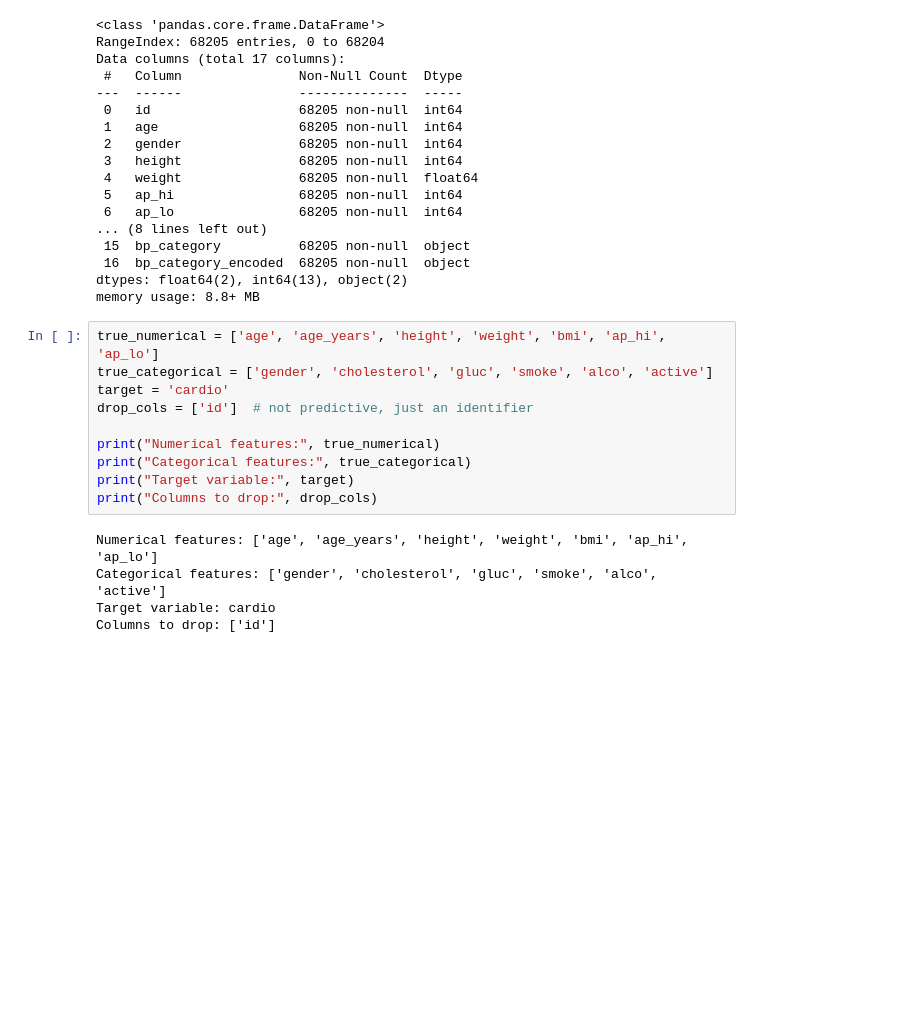
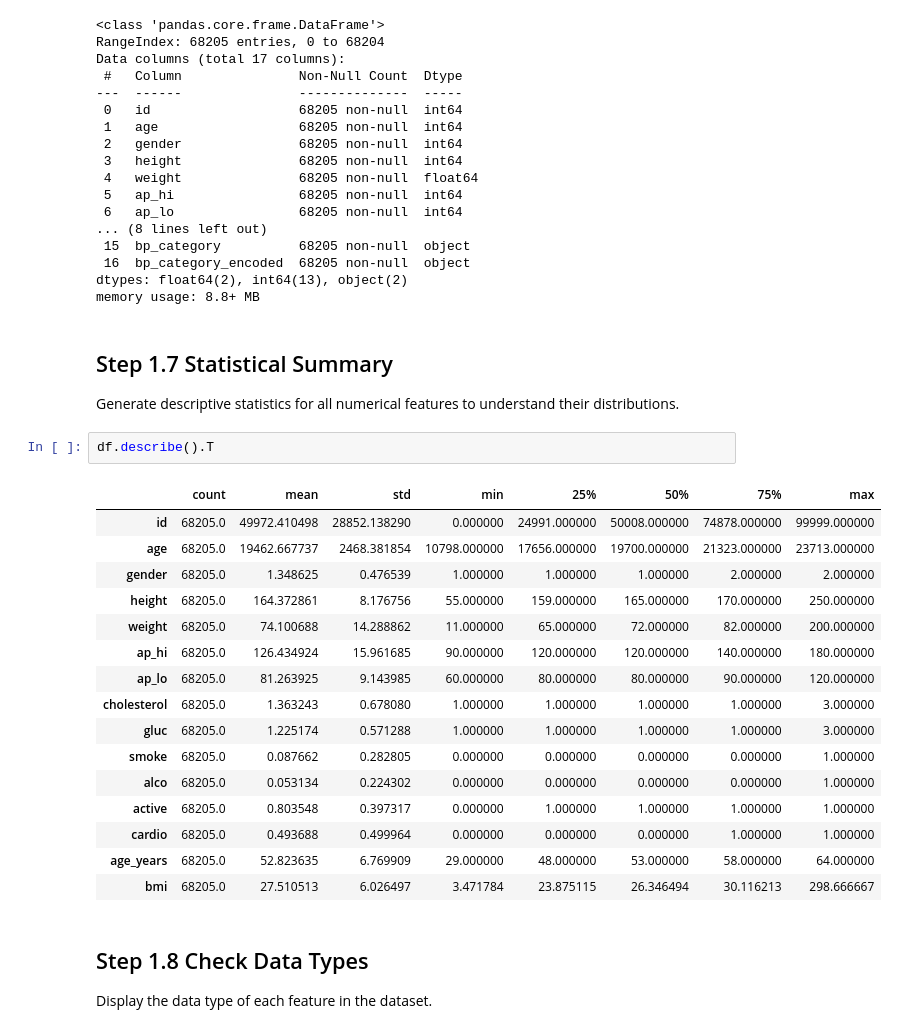
Before and after one commit to dilpreetpb32-pixel/Heart-Disease-Prediction-and-Risk-Assessment, a Jupyter notebook: notebooks/01_Data_Collection_and_Understanding.ipynb, the cells around one changed output. Drawn from its saved outputs; the diff is of its cells as text; blank space fills up the shorter version.

```diff
--- a/notebooks/01_Data_Collection_and_Understanding.ipynb
+++ b/notebooks/01_Data_Collection_and_Understanding.ipynb
@@ -131,19 +116,31 @@ Data columns (total 17 columns):
  16  bp_category_encoded  68205 non-null  object
 dtypes: float64(2), int64(13), object(2)
 memory usage: 8.8+ MB
+# %% [markdown]
+## Step 1.7 Statistical Summary
+
+Generate descriptive statistics for all numerical features to understand their distributions.
 # %%
-true_numerical = ['age', 'age_years', 'height', 'weight', 'bmi', 'ap_hi', 'ap_lo']
-true_categorical = ['gender', 'cholesterol', 'gluc', 'smoke', 'alco', 'active']
-target = 'cardio'
-drop_cols = ['id']  # not predictive, just an identifier
-
-print("Numerical features:", true_numerical)
-print("Categorical features:", true_categorical)
-print("Target variable:", target)
-print("Columns to drop:", drop_cols)
+df.describe().T
 # %% [output]
-Numerical features: ['age', 'age_years', 'height', 'weight', 'bmi', 'ap_hi', 'ap_lo']
-Categorical features: ['gender', 'cholesterol', 'gluc', 'smoke', 'alco', 'active']
-Target variable: cardio
-Columns to drop: ['id']
+|  | count | mean | std | min | 25% | 50% | 75% | max |
+| id | 68205.0 | 49972.410498 | 28852.138290 | 0.000000 | 24991.000000 | 50008.000000 | 74878.000000 | 99999.000000 |
+| age | 68205.0 | 19462.667737 | 2468.381854 | 10798.000000 | 17656.000000 | 19700.000000 | 21323.000000 | 23713.000000 |
+| gender | 68205.0 | 1.348625 | 0.476539 | 1.000000 | 1.000000 | 1.000000 | 2.000000 | 2.000000 |
+| height | 68205.0 | 164.372861 | 8.176756 | 55.000000 | 159.000000 | 165.000000 | 170.000000 | 250.000000 |
+| weight | 68205.0 | 74.100688 | 14.288862 | 11.000000 | 65.000000 | 72.000000 | 82.000000 | 200.000000 |
+| ap_hi | 68205.0 | 126.434924 | 15.961685 | 90.000000 | 120.000000 | 120.000000 | 140.000000 | 180.000000 |
+| ap_lo | 68205.0 | 81.263925 | 9.143985 | 60.000000 | 80.000000 | 80.000000 | 90.000000 | 120.000000 |
+| cholesterol | 68205.0 | 1.363243 | 0.678080 | 1.000000 | 1.000000 | 1.000000 | 1.000000 | 3.000000 |
+| gluc | 68205.0 | 1.225174 | 0.571288 | 1.000000 | 1.000000 | 1.000000 | 1.000000 | 3.000000 |
+| smoke | 68205.0 | 0.087662 | 0.282805 | 0.000000 | 0.000000 | 0.000000 | 0.000000 | 1.000000 |
+| alco | 68205.0 | 0.053134 | 0.224302 | 0.000000 | 0.000000 | 0.000000 | 0.000000 | 1.000000 |
+| active | 68205.0 | 0.803548 | 0.397317 | 0.000000 | 1.000000 | 1.000000 | 1.000000 | 1.000000 |
+| cardio | 68205.0 | 0.493688 | 0.499964 | 0.000000 | 0.000000 | 0.000000 | 1.000000 | 1.000000 |
+| age_years | 68205.0 | 52.823635 | 6.769909 | 29.000000 | 48.000000 | 53.000000 | 58.000000 | 64.000000 |
+| bmi | 68205.0 | 27.510513 | 6.026497 | 3.471784 | 23.875115 | 26.346494 | 30.116213 | 298.666667 |
+# %% [markdown]
+## Step 1.8 Check Data Types
+
+Display the data type of each feature in the dataset.
 # %%
```
Also changed, not shown: parts of 23 cells of this notebook, 17 other files.
